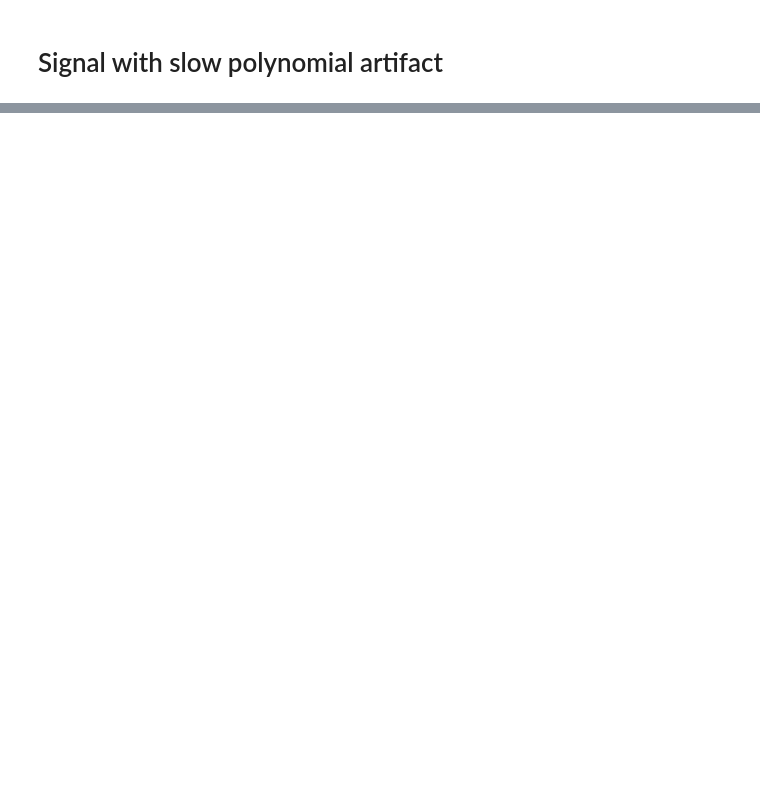
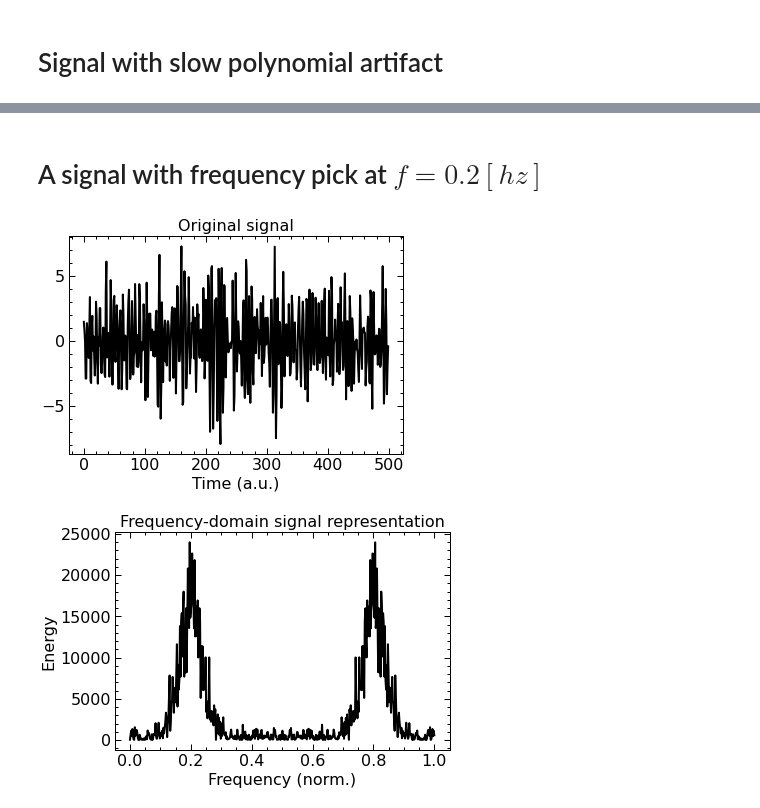
Before and after one commit to amirhdre/DSP-udemy, a Jupyter notebook: signal_generation.ipynb, the cells around one changed output, grey strips where cells are left out. Saved outputs shown, nothing was run; the diff lists cells and outputs as text; code cells hidden in the pictures; blank space fills up the shorter version.

```diff
--- a/signal_generation.ipynb
+++ b/signal_generation.ipynb
@@ -247,0 +342,25 @@ plt.show()
+# %% [markdown]
+# A signal with frequency pick at $f = 0.2 [hz]$
+# %%
+# create a signal
+N = 500
+hz = np.linspace(0, 1, N)
+gx = np.exp(-((4 * np.log(2) * (hz - 0.2) / 0.2) ** 2)) * N / 2
+data = np.real(fftpack.ifft(gx * np.exp(1j * np.random.rand(N) * 2 * np.pi)))
+data = data + np.random.randn(N)
+
+# plot it and its power spectrum
+plt.plot(range(0, N), data, "k")
+plt.title("Original signal")
+plt.xlabel("Time (a.u.)")
+plt.show()
+
+plt.plot(hz, np.abs(fftpack.fft(data)) ** 2, "k")
+# plt.xlim([0, 0.5])
+plt.xlabel("Frequency (norm.)")
+plt.ylabel("Energy")
+plt.title("Frequency-domain signal representation")
+plt.show()
+# %% [output]
+[figure, added]
+[figure, added]
```
Also changed, not shown: parts of 13 cells of this notebook, 1 other file.
